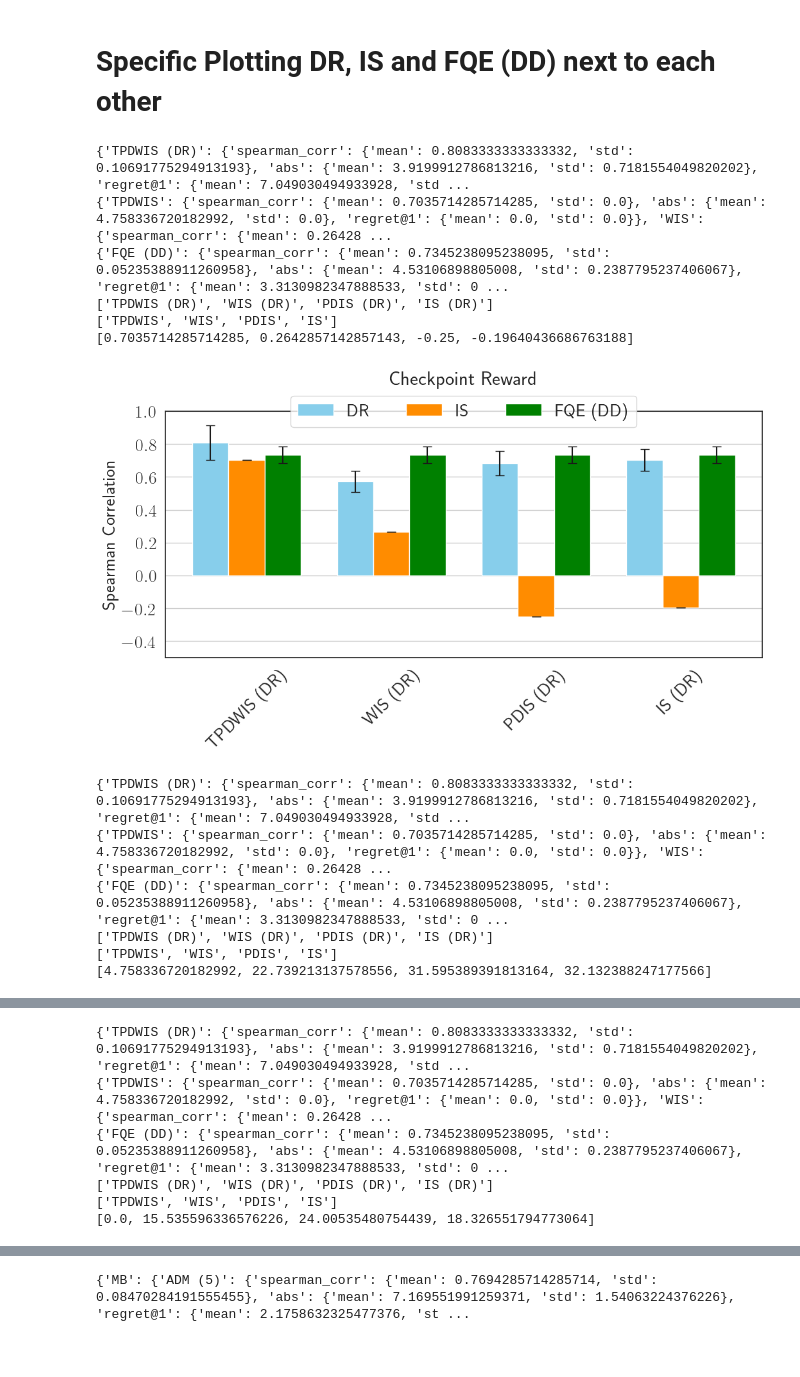
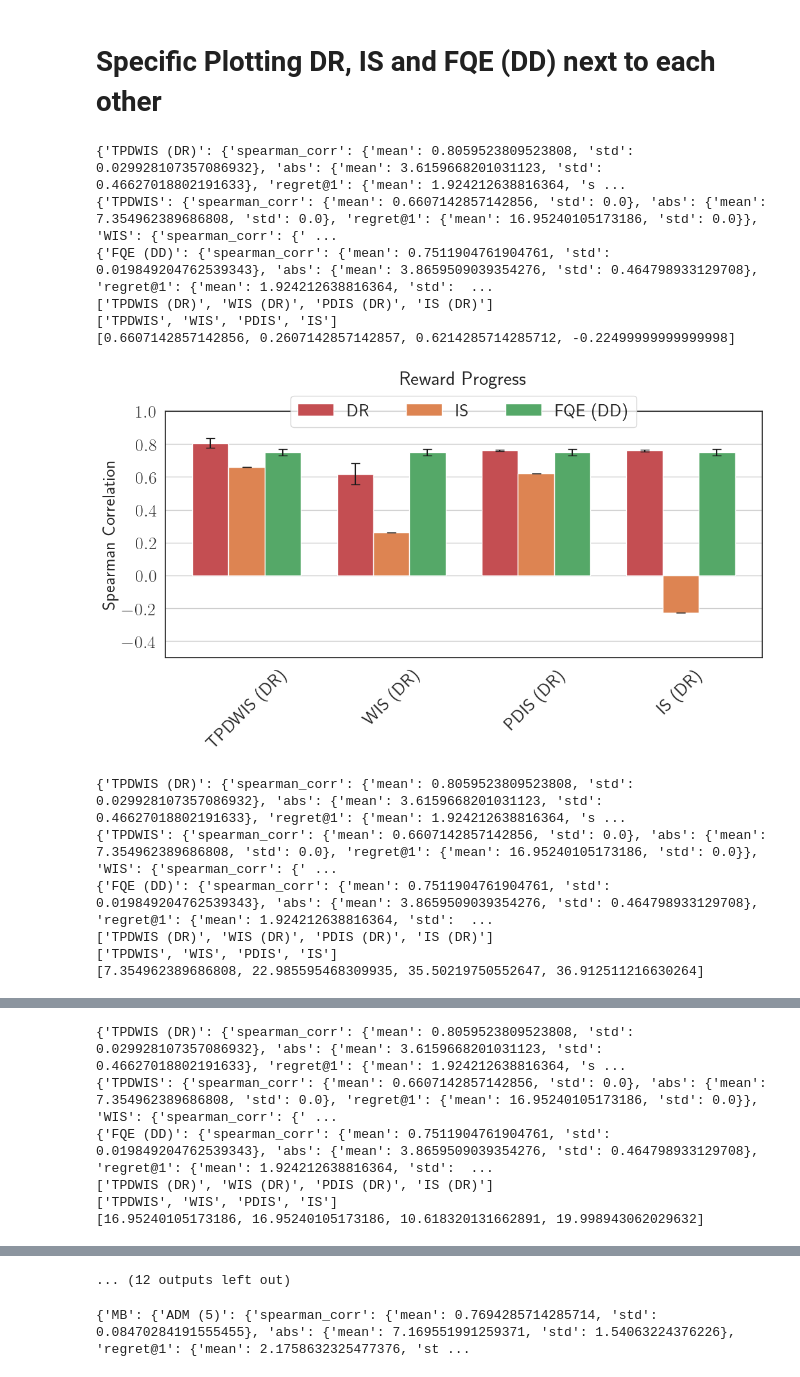
Before and after one commit to HyberionBrew/f110_ope_benchmark, a Jupyter notebook: experiments/final_results.ipynb, the cells around one changed output, grey strips where cells are left out. Cells and saved outputs as stored; diff of their text form; code cells hidden in the pictures.

```diff
--- a/experiments/final_results.ipynb
+++ b/experiments/final_results.ipynb
@@ -360,10 +360,26 @@ for reward, title in zip(reward_order, reward_names):
     # fqe_inital color = 2
     # dr_inital color = 3
     # mb_ensemble_inital color = 4
-    inital_color = 1
+    inital_color = 0
     # only mb stats
     stats_plot = {}
-    stats_plot["IS"] = stats["IS"].copy()
+    if True:
+        print(stats["IS"].keys())
+        stats_plot["MB"] = {}
+        print(stats["MB"].keys())
+        stats_plot["MB"]["ADM (5)"] = stats["MB"]["ADM (5)"].copy()
+        stats_plot["MB"]["DM (5)"] = stats["MB (Ensemble)"]["DM (5)"].copy()
+
+        stats_plot["IS"] = {}
+        stats_plot["IS"]["TPDWIS"] = stats["IS"]["TPDWIS"].copy()
+        stats_plot["FQE"] = stats["FQE"].copy()
+
+        stats_plot["DR"] = {}
+        stats_plot["DR"]["TPDWIS (DR)"] = stats["DR"]["TPDWIS (DR)"].copy()
+        stats_plot["DR"]["PDIS (DR)"] = stats["DR"]["PDIS (DR)"].copy()
+    else:
+        stats_plot = stats.copy()
+
     plot_grouped_bars(stats_plot, title=f"{title}", metric="spearman_corr", inital_color=inital_color, save=True)
     plot_grouped_bars(stats_plot, title=f"{title}", metric="abs", inital_color=inital_color, save=True)
     plot_grouped_bars(stats_plot, title=f"{title}", metric="regret@1", inital_color=inital_color, save=True)
@@ -391,29 +413,32 @@ dict_keys(['MB', 'IS', 'FQE', 'DR', 'MB (Ensemble)'])
 # from stats IS select only the relevant keys (TPDWIS, WIS, PDIS, IS)
 is_stats = {key: stats["IS"][key] for key in ["TPDWIS", "WIS", "PDIS", "IS"]}
 # %%
-plot_stats_comparison(stats["DR"],is_stats,
+
+for reward, title in zip(reward_order, reward_names):
+    stats = curr_rewards[reward].copy()
+    plot_stats_comparison(stats["DR"],is_stats,
+                            stats["FQE"],
+                            "spearman_corr", title=title,
+                            save_path=f"plots/00_spearman_corr_comparison_{reward}_work.pdf")
+    plot_stats_comparison(stats["DR"],  is_stats,
                         stats["FQE"],
-                        "spearman_corr", title=title,
-                        save_path=f"plots/00_spearman_corr_comparison_{reward}_work.pdf")
-plot_stats_comparison(stats["DR"],  is_stats,
-                    stats["FQE"],
-                    "abs", title=title,
-                    save_path=f"plots/00_abs_{reward}_work.pdf")
-plot_stats_comparison(stats["DR"],  is_stats,
-                    stats["FQE"],
-                    "regret@1", title=title,
-                    save_path=f"plots/00_regret_{reward}_work.pdf")
+                        "abs", title=title,
+                        save_path=f"plots/00_abs_{reward}_work.pdf")
+    plot_stats_comparison(stats["DR"],  is_stats,
+                        stats["FQE"],
+                        "regret@1", title=title,
+                        save_path=f"plots/00_regret_{reward}_work.pdf")
 # %% [output]
-{'TPDWIS (DR)': {'spearman_corr': {'mean': 0.8083333333333332, 'std': 0.10691775294913193}, 'abs': {'mean': 3.9199912786813216, 'std': 0.7181554049820202}, 'regret@1': {'mean': 7.049030494933928, 'std ...
-{'TPDWIS': {'spearman_corr': {'mean': 0.7035714285714285, 'std': 0.0}, 'abs': {'mean': 4.758336720182992, 'std': 0.0}, 'regret@1': {'mean': 0.0, 'std': 0.0}}, 'WIS': {'spearman_corr': {'mean': 0.26428 ...
-{'FQE (DD)': {'spearman_corr': {'mean': 0.7345238095238095, 'std': 0.05235388911260958}, 'abs': {'mean': 4.53106898805008, 'std': 0.2387795237406067}, 'regret@1': {'mean': 3.3130982347888533, 'std': 0 ...
+{'TPDWIS (DR)': {'spearman_corr': {'mean': 0.8059523809523808, 'std': 0.029928107357086932}, 'abs': {'mean': 3.6159668201031123, 'std': 0.46627018802191633}, 'regret@1': {'mean': 1.924212638816364, 's ...
+{'TPDWIS': {'spearman_corr': {'mean': 0.6607142857142856, 'std': 0.0}, 'abs': {'mean': 7.354962389686808, 'std': 0.0}, 'regret@1': {'mean': 16.95240105173186, 'std': 0.0}}, 'WIS': {'spearman_corr': {' ...
+{'FQE (DD)': {'spearman_corr': {'mean': 0.7511904761904761, 'std': 0.019849204762539343}, 'abs': {'mean': 3.8659509039354276, 'std': 0.464798933129708}, 'regret@1': {'mean': 1.924212638816364, 'std':  ...
 ['TPDWIS (DR)', 'WIS (DR)', 'PDIS (DR)', 'IS (DR)']
 ['TPDWIS', 'WIS', 'PDIS', 'IS']
-[0.7035714285714285, 0.2642857142857143, -0.25, -0.19640436686763188]
+[0.6607142857142856, 0.2607142857142857, 0.6214285714285712, -0.22499999999999998]
-[figure, old version]
+[figure, new version]
-{'TPDWIS (DR)': {'spearman_corr': {'mean': 0.8083333333333332, 'std': 0.10691775294913193}, 'abs': {'mean': 3.9199912786813216, 'std': 0.7181554049820202}, 'regret@1': {'mean': 7.049030494933928, 'std ...
-{'TPDWIS': {'spearman_corr': {'mean': 0.7035714285714285, 'std': 0.0}, 'abs': {'mean': 4.758336720182992, 'std': 0.0}, 'regret@1': {'mean': 0.0, 'std': 0.0}}, 'WIS': {'spearman_corr': {'mean': 0.26428 ...
-{'FQE (DD)': {'spearman_corr': {'mean': 0.7345238095238095, 'std': 0.05235388911260958}, 'abs': {'mean': 4.53106898805008, 'std': 0.2387795237406067}, 'regret@1': {'mean': 3.3130982347888533, 'std': 0 ...
+{'TPDWIS (DR)': {'spearman_corr': {'mean': 0.8059523809523808, 'std': 0.029928107357086932}, 'abs': {'mean': 3.6159668201031123, 'std': 0.46627018802191633}, 'regret@1': {'mean': 1.924212638816364, 's ...
+{'TPDWIS': {'spearman_corr': {'mean': 0.6607142857142856, 'std': 0.0}, 'abs': {'mean': 7.354962389686808, 'std': 0.0}, 'regret@1': {'mean': 16.95240105173186, 'std': 0.0}}, 'WIS': {'spearman_corr': {' ...
+{'FQE (DD)': {'spearman_corr': {'mean': 0.7511904761904761, 'std': 0.019849204762539343}, 'abs': {'mean': 3.8659509039354276, 'std': 0.464798933129708}, 'regret@1': {'mean': 1.924212638816364, 'std':  ...
 ['TPDWIS (DR)', 'WIS (DR)', 'PDIS (DR)', 'IS (DR)']
 ['TPDWIS', 'WIS', 'PDIS', 'IS']
-[4.758336720182992, 22.739213137578556, 31.595389391813164, 32.132388247177566]
+[7.354962389686808, 22.985595468309935, 35.50219750552647, 36.912511216630264]
@@ -421,6 +446,6 @@ plot_stats_comparison(stats["DR"],  is_stats,
-{'TPDWIS (DR)': {'spearman_corr': {'mean': 0.8083333333333332, 'std': 0.10691775294913193}, 'abs': {'mean': 3.9199912786813216, 'std': 0.7181554049820202}, 'regret@1': {'mean': 7.049030494933928, 'std ...
-{'TPDWIS': {'spearman_corr': {'mean': 0.7035714285714285, 'std': 0.0}, 'abs': {'mean': 4.758336720182992, 'std': 0.0}, 'regret@1': {'mean': 0.0, 'std': 0.0}}, 'WIS': {'spearman_corr': {'mean': 0.26428 ...
-{'FQE (DD)': {'spearman_corr': {'mean': 0.7345238095238095, 'std': 0.05235388911260958}, 'abs': {'mean': 4.53106898805008, 'std': 0.2387795237406067}, 'regret@1': {'mean': 3.3130982347888533, 'std': 0 ...
+{'TPDWIS (DR)': {'spearman_corr': {'mean': 0.8059523809523808, 'std': 0.029928107357086932}, 'abs': {'mean': 3.6159668201031123, 'std': 0.46627018802191633}, 'regret@1': {'mean': 1.924212638816364, 's ...
+{'TPDWIS': {'spearman_corr': {'mean': 0.6607142857142856, 'std': 0.0}, 'abs': {'mean': 7.354962389686808, 'std': 0.0}, 'regret@1': {'mean': 16.95240105173186, 'std': 0.0}}, 'WIS': {'spearman_corr': {' ...
+{'FQE (DD)': {'spearman_corr': {'mean': 0.7511904761904761, 'std': 0.019849204762539343}, 'abs': {'mean': 3.8659509039354276, 'std': 0.464798933129708}, 'regret@1': {'mean': 1.924212638816364, 'std':  ...
 ['TPDWIS (DR)', 'WIS (DR)', 'PDIS (DR)', 'IS (DR)']
 ['TPDWIS', 'WIS', 'PDIS', 'IS']
-[0.0, 15.535596336576226, 24.00535480754439, 18.326551794773064]
+[16.95240105173186, 16.95240105173186, 10.618320131662891, 19.998943062029632]
@@ -428,3 +474,4 @@ plot_stats_comparison(stats["DR"],  is_stats,
+... (12 outputs left out)
 # %%
 print(stats)
 # %% [output]
```
Also changed, not shown: parts of 4 cells of this notebook.
